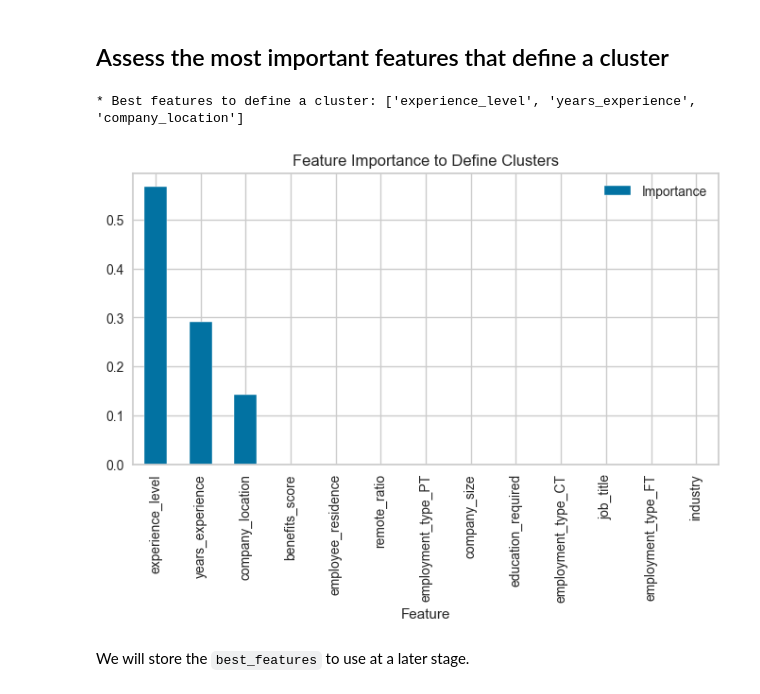
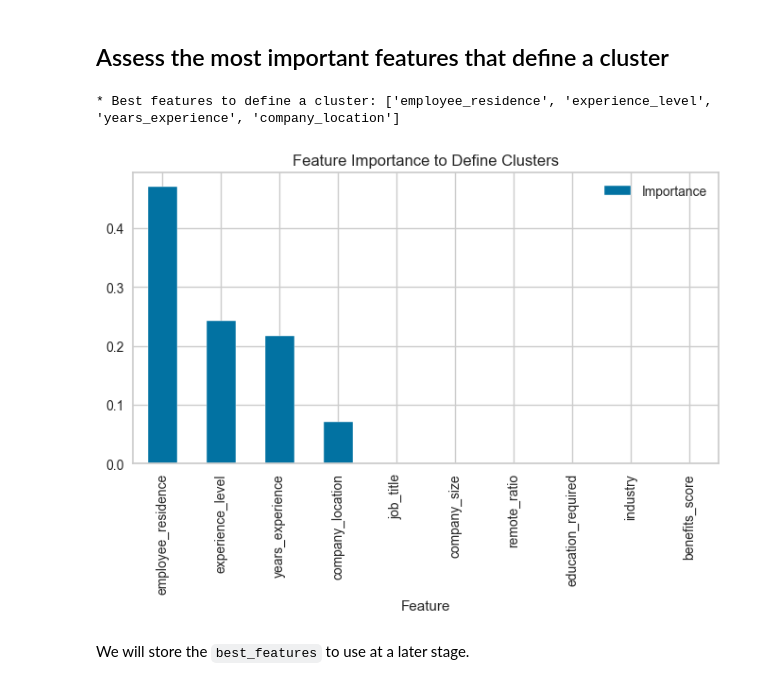
Before and after one commit to Scaphix/the-ai-salary-index, a Jupyter notebook: jupyter_notebooks/06 - ModelingEvaluation - Cluster.ipynb, the cells around one changed output. Cells and saved outputs as stored; diff of their text form; code cells hidden in the pictures.

```diff
--- a/jupyter_notebooks/06 - ModelingEvaluation - Cluster.ipynb
+++ b/jupyter_notebooks/06 - ModelingEvaluation - Cluster.ipynb
@@ -106,5 +107,6 @@ We drop columns not useful for clustering:
 # %%
-df = df.drop(['salary_usd', 'required_skills', 'company_name'], axis=1)
+df = df.drop(['salary_usd', 'required_skills', 'company_name',
+              'employment_type'], axis=1)
 
 print(df.shape)
 print(df.dtypes)
@@ -162,5 +163,8 @@ Key design decisions:
 # %%
-def PipelineCluster(n_components=0.95, n_clusters=3):
+def PipelineCluster(n_components=0.95, n_clusters=3,
+                     init='k-means++', n_init=10,
+                     max_iter=300, algorithm='lloyd',
+                     encoding_method='frequency'):
     pipeline_base = Pipeline([
         # Step 1: Encode ordinal variables with meaningful order
         ("OrdinalMappingEncoder", OrdinalMappingEncoder(mappings={
@@ -170,26 +174,23 @@ def PipelineCluster(n_components=0.95, n_clusters=3):
             'company_size': {'S': 0, 'M': 1, 'L': 2},
         })),
 
-        # Step 2: One-hot encode employment_type (nominal, 4 categories)
-        ("OneHotEncoder", OneHotEncoder(
-            variables=['employment_type'],
-            drop_last=True)),
-
-        # Step 3: Frequency encode high-cardinality nominal variables
+        # Step 2: Frequency encode high-cardinality nominal variables
         ("FrequencyEncoder", CountFrequencyEncoder(
-            encoding_method='frequency',
+            encoding_method=encoding_method,
             variables=[
                 'job_title', 'company_location',
                 'employee_residence', 'industry'])),
 
-        # Step 4: Scale all features so no group dominates by magnitude
+        # Step 3: Scale all features so no group dominates by magnitude
         ("scaler", StandardScaler()),
 
-        # Step 5: PCA — blend all features into balanced components
+        # Step 4: PCA â€" blend all features into balanced components
         ("PCA", PCA(n_components=n_components, random_state=0)),
 
-        # Step 6: Cluster
-        ("model", KMeans(n_clusters=n_clusters, random_state=0)),
+        # Step 5: Cluster
+        ("model", KMeans(n_clusters=n_clusters, init=init,
+                         n_init=n_init, max_iter=max_iter,
+                         algorithm=algorithm, random_state=0)),
     ])
     return pipeline_base
 
@@ -361,0 +493,6 @@ Pipeline(steps=[('OrdinalMappingEncoder',
+# %%
+pipeline_cluster = PipelineCluster(
+    n_components=0.99, n_clusters=4, init='random',
+    n_init=10, max_iter=300, encoding_method='count'
+)
+pipeline_cluster.fit(X)
@@ -463,10 +625,6 @@ def PipelineClf2ExplainClusters():
                 'Associate': 0, 'Bachelor': 1, 'Master': 2, 'PhD': 3},
             'company_size': {'S': 0, 'M': 1, 'L': 2},
         })),
-
-        ("OneHotEncoder", OneHotEncoder(
-            variables=['employment_type'],
-            drop_last=True)),
 
         ("FrequencyEncoder", CountFrequencyEncoder(
             encoding_method='frequency',
@@ -552,7 +714,7 @@ weighted avg       1.00      1.00      1.00      2941
 # %%
 # after data cleaning and feature engineering, the feature space changes
 # how many data cleaning and feature engineering steps does your pipeline have?
-data_cleaning_feat_eng_steps = 3  # OrdinalMapping, OneHot, Frequency
+data_cleaning_feat_eng_steps = 2  # OrdinalMapping, Frequency
 columns_after_data_cleaning_feat_eng = (
     Pipeline(pipeline_clf_cluster.steps[:data_cleaning_feat_eng_steps])
     .transform(X_train)
@@ -560,35 +722,35 @@ columns_after_data_cleaning_feat_eng = (
 )
 
 best_features = columns_after_data_cleaning_feat_eng.to_list()
 
 
 # create DataFrame to display feature importance
 df_feature_importance = (
     pd.DataFrame(data={
         'Feature': best_features,
         'Importance': pipeline_clf_cluster['model'].feature_importances_})
     .sort_values(by='Importance', ascending=False)
 )
 
 # Keep only features with above-average importance
 mean_importance = df_feature_importance['Importance'].mean()
 best_features = df_feature_importance[
     df_feature_importance['Importance'] >= mean_importance
 ]['Feature'].to_list()
 # Change from >= mean to a smaller fraction of the mean, or a flat value
 # Shows more features
 best_features = df_feature_importance[
     df_feature_importance['Importance'] >= (mean_importance * 0.5)
 ]['Feature'].to_list()
 
 print(f"* Best features to define a cluster: {best_features}")
 df_feature_importance.plot(
     kind='bar', x='Feature', y='Importance', figsize=(8, 4))
 plt.title("Feature Importance to Define Clusters")
 plt.show()
 # %% [output]
-* Best features to define a cluster: ['experience_level', 'years_experience', 'company_location']
+* Best features to define a cluster: ['employee_residence', 'experience_level', 'years_experience', 'company_location']
-[figure, old version]
+[figure, new version]
 # %% [markdown]
 We will store the `best_features` to use at a later stage.
 # %%
```
Also changed, not shown: parts of 42 cells of this notebook, 5 other files.
